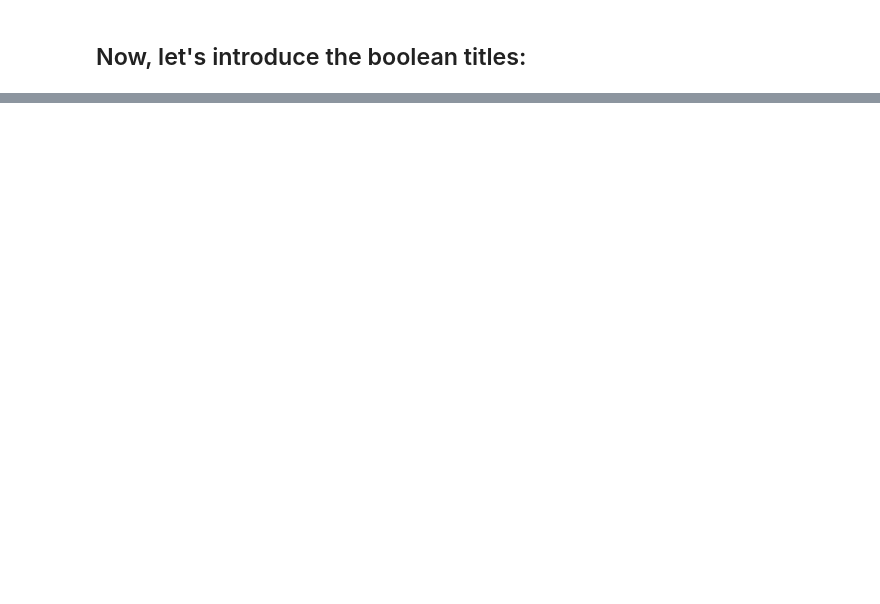
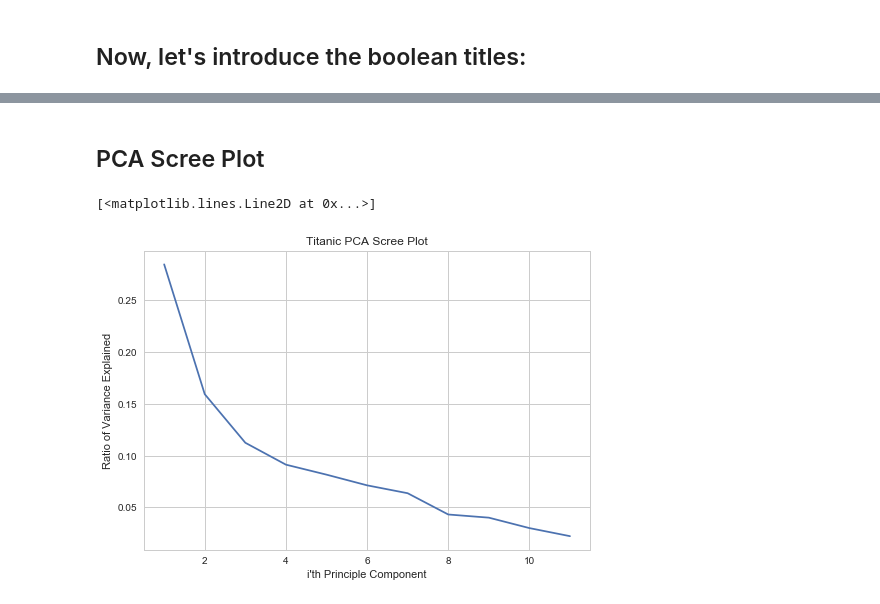
Before and after one commit to Hanel32/Datascience_Statistics_Drawer_Python, a Jupyter notebook: Kaggle Titanic.ipynb, the cells around one changed output, grey strips where cells are left out. Saved outputs shown, nothing was run; the diff lists cells and outputs as text; code cells hidden in the pictures; blank space fills up the shorter version.

```diff
--- a/Kaggle Titanic.ipynb
+++ b/Kaggle Titanic.ipynb
@@ -670,0 +886,13 @@ a
+# %%
+from sklearn.decomposition import PCA
+
+pca = []
+
+for x in range(12):
+    pca.append(PCA(n_components=x))
+    pca[x].fit(quantitative_data)
+
+for x in range(len(pca[11].explained_variance_ratio_)):
+    print("Principle Component [" + str(x + 1) + "] explains "
+          + str(pca[11].explained_variance_ratio_[x] * 100)
+          + " percent of the variance in the data.")
@@ -670,0 +927,14 @@ a
+# %% [markdown]
+PCA Scree Plot
+----
+# %%
+x = np.arange(1, 12, 1)
+y = pca[11].explained_variance_ratio_
+
+plt.title("Titanic PCA Scree Plot")
+plt.ylabel("Ratio of Variance Explained")
+plt.xlabel("i'th Principle Component")
+plt.plot(x, y)
+# %% [output]
+[<matplotlib.lines.Line2D at 0x...>]
+[figure, added]
```
Also changed, not shown: parts of 33 cells of this notebook.
